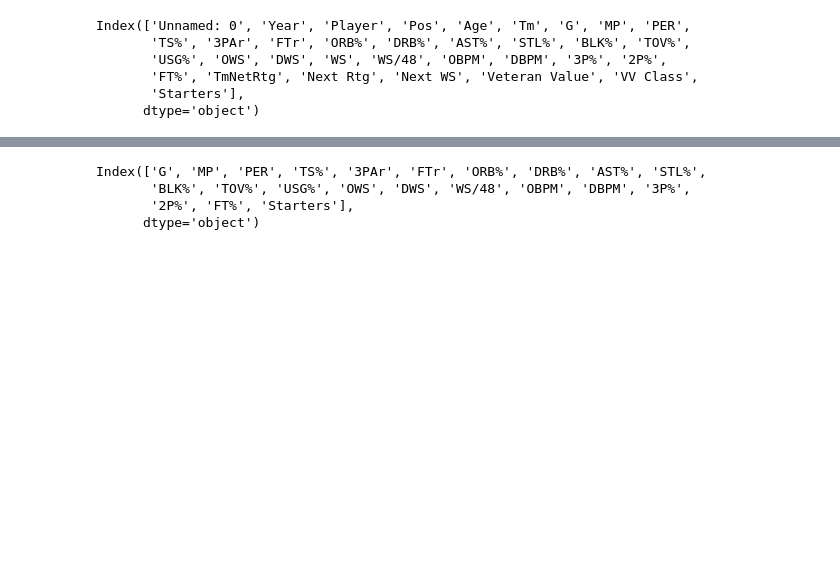
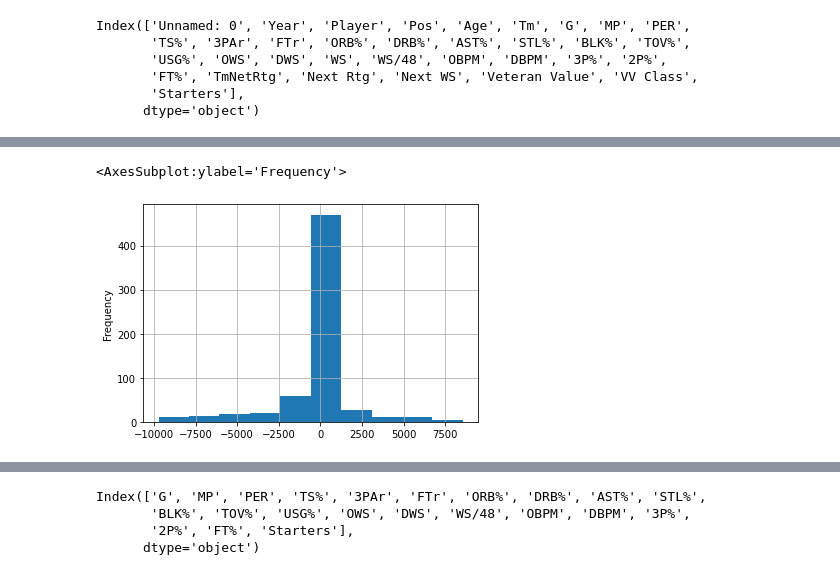
Before and after one commit to GauravMohan1/NBA-Veteran_Analysis, a Jupyter notebook: ml_modeling.ipynb, the cells around one changed output, grey strips where cells are left out. Saved outputs shown, nothing was run; the diff lists cells and outputs as text; code cells hidden in the pictures; blank space fills up the shorter version.

```diff
--- a/ml_modeling.ipynb
+++ b/ml_modeling.ipynb
@@ -24,0 +46,4 @@ target_class = df['VV Class']
+# %%
+outliers = [x[0] for x in enumerate(data) if x[1] < lower or x[1] > upper]
+# %%
+df.drop(index=outliers,inplace=True)
@@ -24,0 +55,5 @@ target_class = df['VV Class']
+# %%
+df['Veteran Value'].plot.hist(grid=True)
+# %% [output]
+<AxesSubplot:ylabel='Frequency'>
+[figure, added]
```
Also changed, not shown: parts of 34 cells of this notebook.
